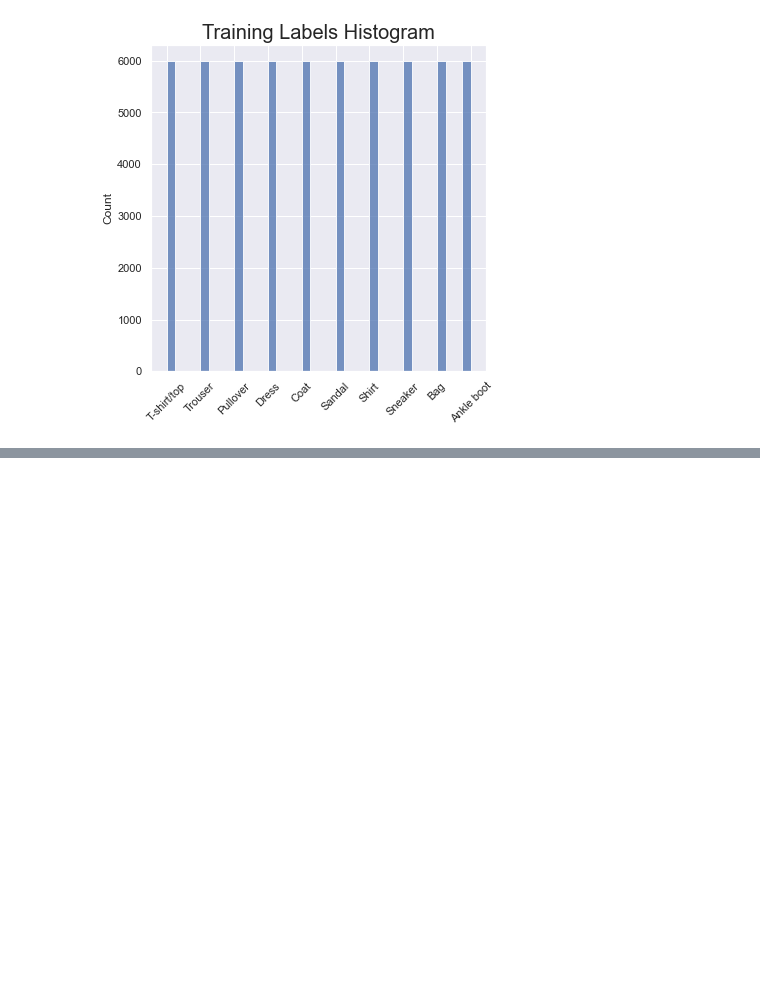
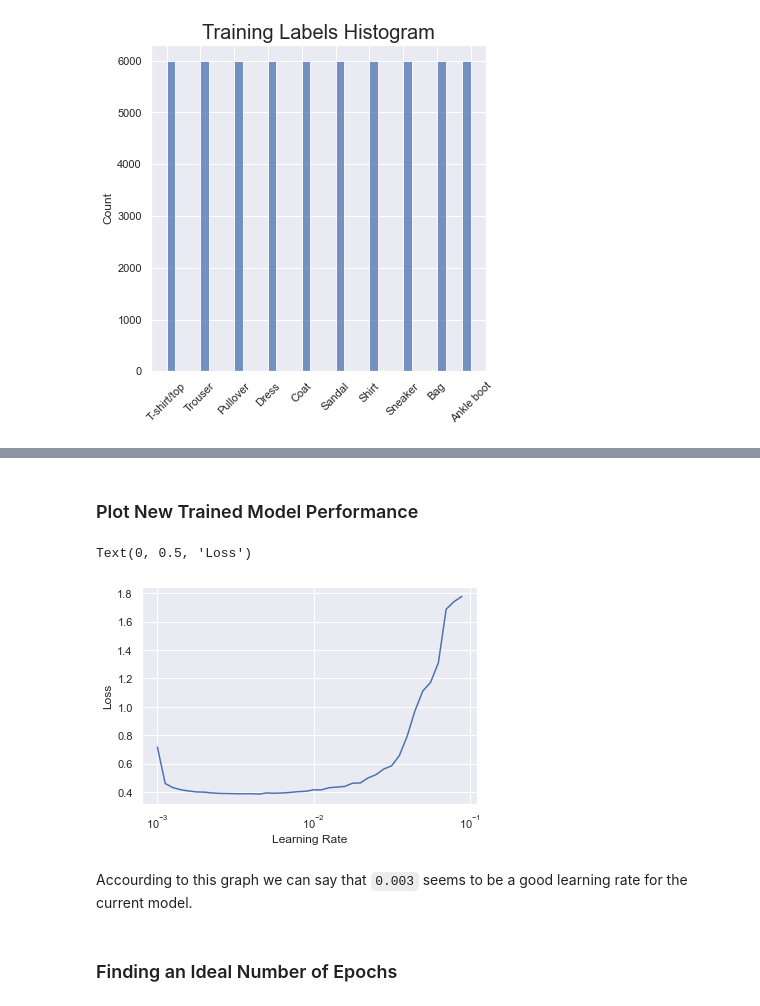
Before and after one commit to ViniciusALS/Fashion_MNIST_Multiclass-Classification, a Jupyter notebook: classification.ipynb, the cells around one changed output, grey strips where cells are left out. Saved outputs shown, nothing was run; the diff lists cells and outputs as text; code cells hidden in the pictures; blank space fills up the shorter version.

````diff
--- a/classification.ipynb
+++ b/classification.ipynb
@@ -82,0 +121,38 @@ _ = plt.title('Training Labels Histogram', size=20)
+# %%
+tf.random.set_seed(42)
+
+model = tf.keras.Sequential([
+    tf.keras.layers.Flatten(input_shape=(28, 28)),
+    tf.keras.layers.Dense(10, activation='relu'),
+    tf.keras.layers.Dense(10, activation='relu'),
+    tf.keras.layers.Dense(10, activation='softmax')
+])
+
+model.compile(loss = tf.keras.losses.SparseCategoricalCrossentropy(),
+              optimizer=tf.keras.optimizers.Adam(),
+              metrics=['accuracy'])
+
+
+LearnRateSchedulerCB = tf.keras.callbacks.LearningRateScheduler(lambda epoch: 1e-3 * 10**(epoch/20))
+
+history = model.fit(X_train_norm, y_train,
+                    validation_data=(X_test_norm, y_test),
+                    callbacks=[LearnRateSchedulerCB],
+                    epochs = 40,
+                    verbose = 0)
+# %% [markdown]
+### Plot New Trained Model Performance
+# %%
+lrs = 1e-3 * (10**(tf.range(40)/20))
+
+plt.close()
+plt.semilogx(lrs, history.history['loss'])
+plt.xlabel('Learning Rate')
+plt.ylabel('Loss')
+# %% [output]
+Text(0, 0.5, 'Loss')
+[figure, added]
+# %% [markdown]
+Accourding to this graph we can say that ```0.003``` seems to be a good learning rate for the current model.
+# %% [markdown]
+### Finding an Ideal Number of Epochs
````
Also changed, not shown: parts of 22 cells of this notebook.
